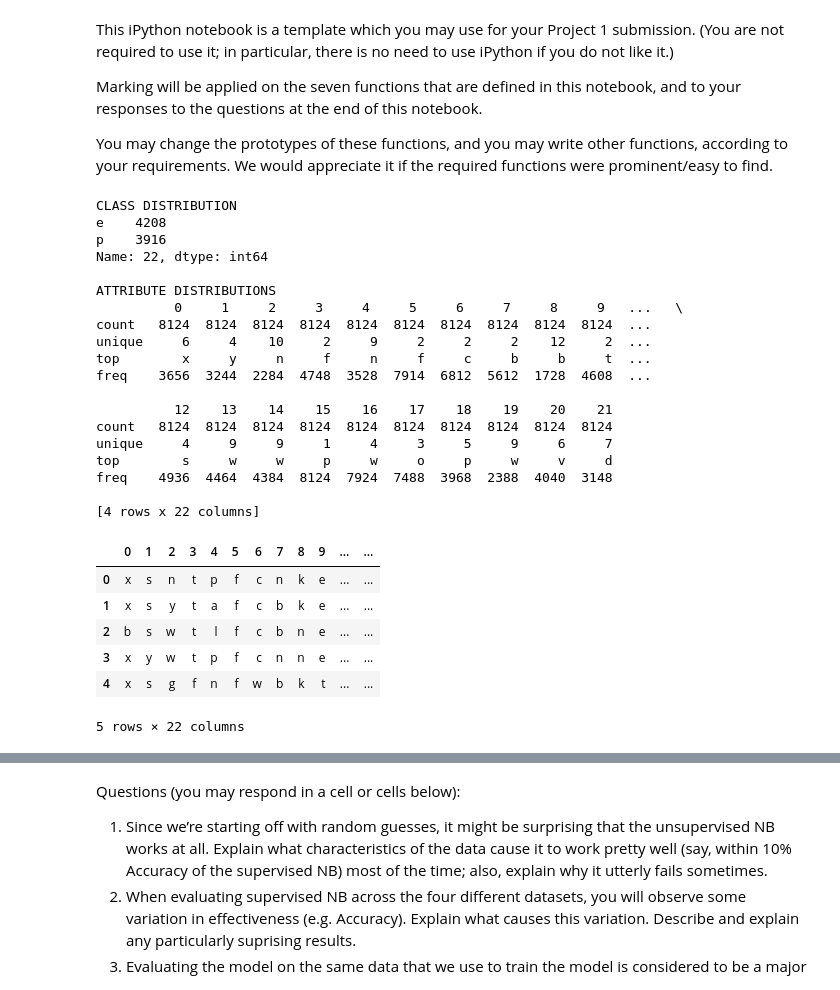
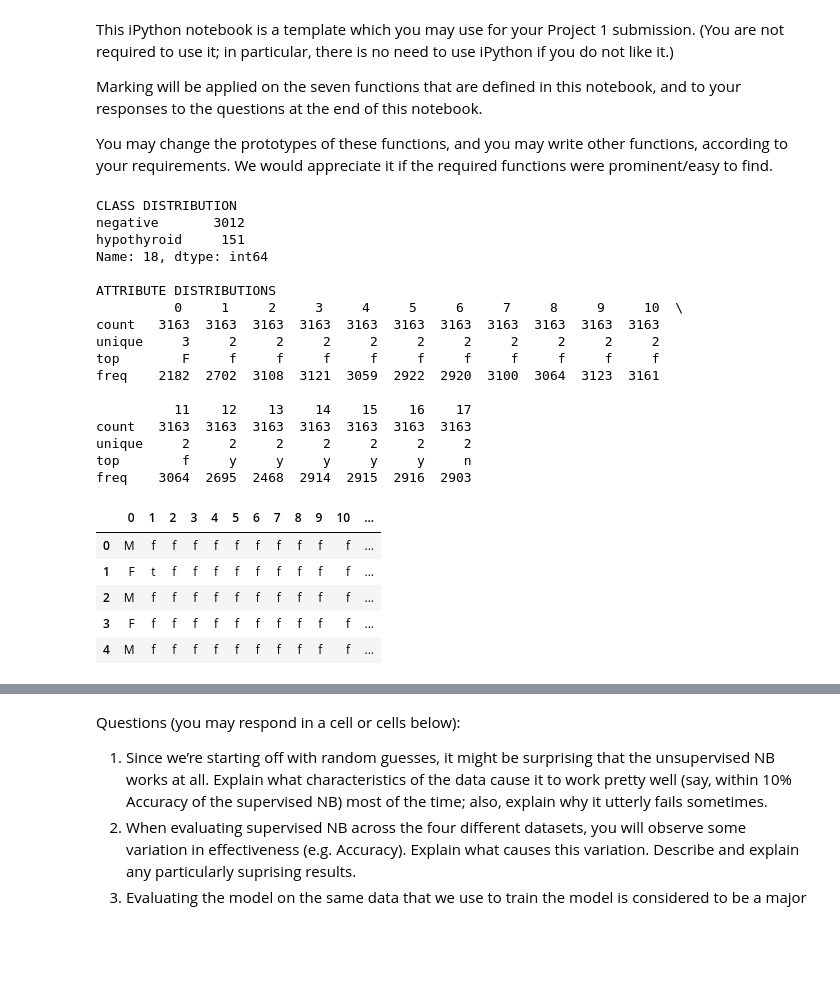
Before and after one commit to emanmacario/COMP30027-Machine-Learning-Project-1, a Jupyter notebook: COMP30027 Machine Learning - Project 1.ipynb, the cells around one changed output, grey strips where cells are left out. Cells and saved outputs as stored; diff of their text form; code cells hidden in the pictures; blank space fills up the shorter version.

```diff
--- a/COMP30027 Machine Learning - Project 1.ipynb
+++ b/COMP30027 Machine Learning - Project 1.ipynb
@@ -48,56 +61,53 @@ def preprocess(filename):
 
 
     # Partition the data into instances and
     # instance class labels.
     instance_list = df.iloc[:,:-1]
     class_list = df.iloc[:,-1]
     data_set = instance_list, class_list
 
     # Note: the instance list is a dataframe, whereas the class
     # list is a series object
 
     # Give a description of the class distributions
     print("CLASS DISTRIBUTION")
     print(pd.Series(class_list).value_counts())
 
     print()
     print("ATTRIBUTE DISTRIBUTIONS")
     print(instance_list.describe())
 
 
     return data_set
 
 
 # Test preprocess function
-instance_list, class_list = preprocess(CSV4)
+instance_list, class_list = preprocess(CSV3)
 instance_list.head(5)
 # %% [output]
 CLASS DISTRIBUTION
-e    4208
-p    3916
-Name: 22, dtype: int64
+negative       3012
+hypothyroid     151
+Name: 18, dtype: int64
 
 ATTRIBUTE DISTRIBUTIONS
-          0     1     2     3     4     5     6     7     8     9   ...   \
-count   8124  8124  8124  8124  8124  8124  8124  8124  8124  8124  ...
-unique     6     4    10     2     9     2     2     2    12     2  ...
-top        x     y     n     f     n     f     c     b     b     t  ...
-freq    3656  3244  2284  4748  3528  7914  6812  5612  1728  4608  ...
+          0     1     2     3     4     5     6     7     8     9     10  \
+count   3163  3163  3163  3163  3163  3163  3163  3163  3163  3163  3163
+unique     3     2     2     2     2     2     2     2     2     2     2
+top        F     f     f     f     f     f     f     f     f     f     f
+freq    2182  2702  3108  3121  3059  2922  2920  3100  3064  3123  3161
 
-          12    13    14    15    16    17    18    19    20    21
-count   8124  8124  8124  8124  8124  8124  8124  8124  8124  8124
-unique     4     9     9     1     4     3     5     9     6     7
-top        s     w     w     p     w     o     p     w     v     d
-freq    4936  4464  4384  8124  7924  7488  3968  2388  4040  3148
-
-[4 rows x 22 columns]
+          11    12    13    14    15    16    17
+count   3163  3163  3163  3163  3163  3163  3163
+unique     2     2     2     2     2     2     2
+top        f     y     y     y     y     y     n
+freq    3064  2695  2468  2914  2915  2916  2903
-|  | 0 | 1 | 2 | 3 | 4 | 5 | 6 | 7 | 8 | 9 | ... | ... |
-| 0 | x | s | n | t | p | f | c | n | k | e | ... | ... |
-| 1 | x | s | y | t | a | f | c | b | k | e | ... | ... |
-| 2 | b | s | w | t | l | f | c | b | n | e | ... | ... |
-| 3 | x | y | w | t | p | f | c | n | n | e | ... | ... |
-| 4 | x | s | g | f | n | f | w | b | k | t | ... | ... |
+|  | 0 | 1 | 2 | 3 | 4 | 5 | 6 | 7 | 8 | 9 | 10 | ... |
+| 0 | M | f | f | f | f | f | f | f | f | f | f | ... |
+| 1 | F | t | f | f | f | f | f | f | f | f | f | ... |
+| 2 | M | f | f | f | f | f | f | f | f | f | f | ... |
+| 3 | F | f | f | f | f | f | f | f | f | f | f | ... |
+| 4 | M | f | f | f | f | f | f | f | f | f | f | ... |
-5 rows × 22 columns
 # %%
 
 def train_supervised(instance_list, class_list):
```
Also changed, not shown: parts of 9 cells of this notebook.
